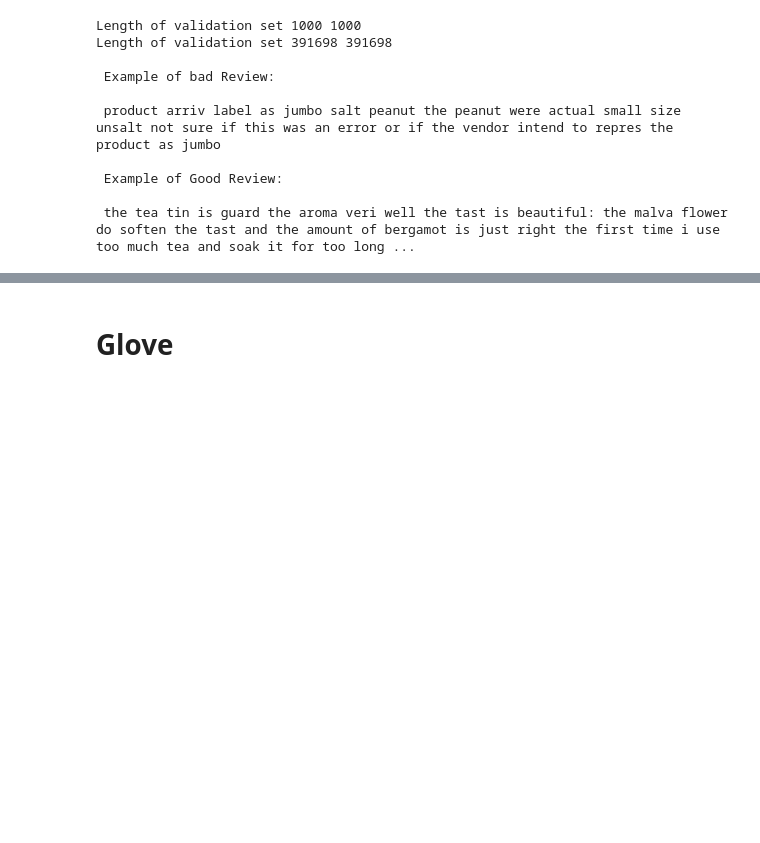
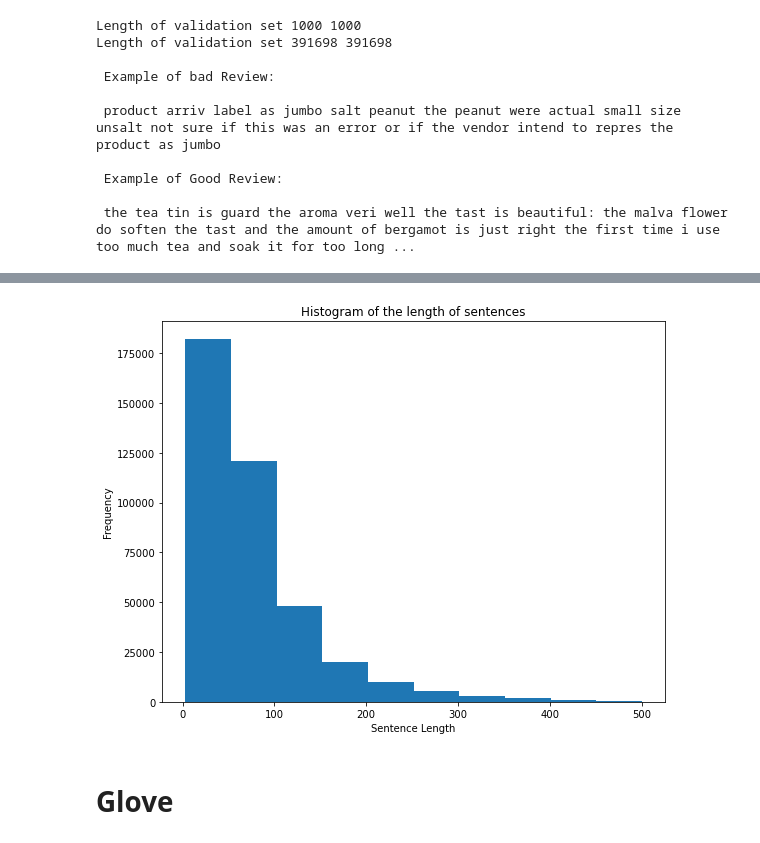
Before and after one commit to sevdari/ML_Project_CIS419, a Jupyter notebook: lstm.ipynb, the cells around one changed output, grey strips where cells are left out. Saved outputs shown, nothing was run; the diff lists cells and outputs as text; code cells hidden in the pictures; blank space fills up the shorter version.

```diff
--- a/lstm.ipynb
+++ b/lstm.ipynb
@@ -157,3 +180,12 @@ Length of validation set 391698 391698
+# %%
+fig = plt.figure(figsize=(9, 7))
+plt.xlabel('Sentence Length')
+plt.ylabel('Frequency')
+plt.title('Histogram of the length of sentences')
+plt.hist(sentence_less_500)
+plt.show()
+# %% [output]
+[figure, added]
 # %% [markdown]
 # Glove
 # %%
```
Also changed, not shown: parts of 22 cells of this notebook.
